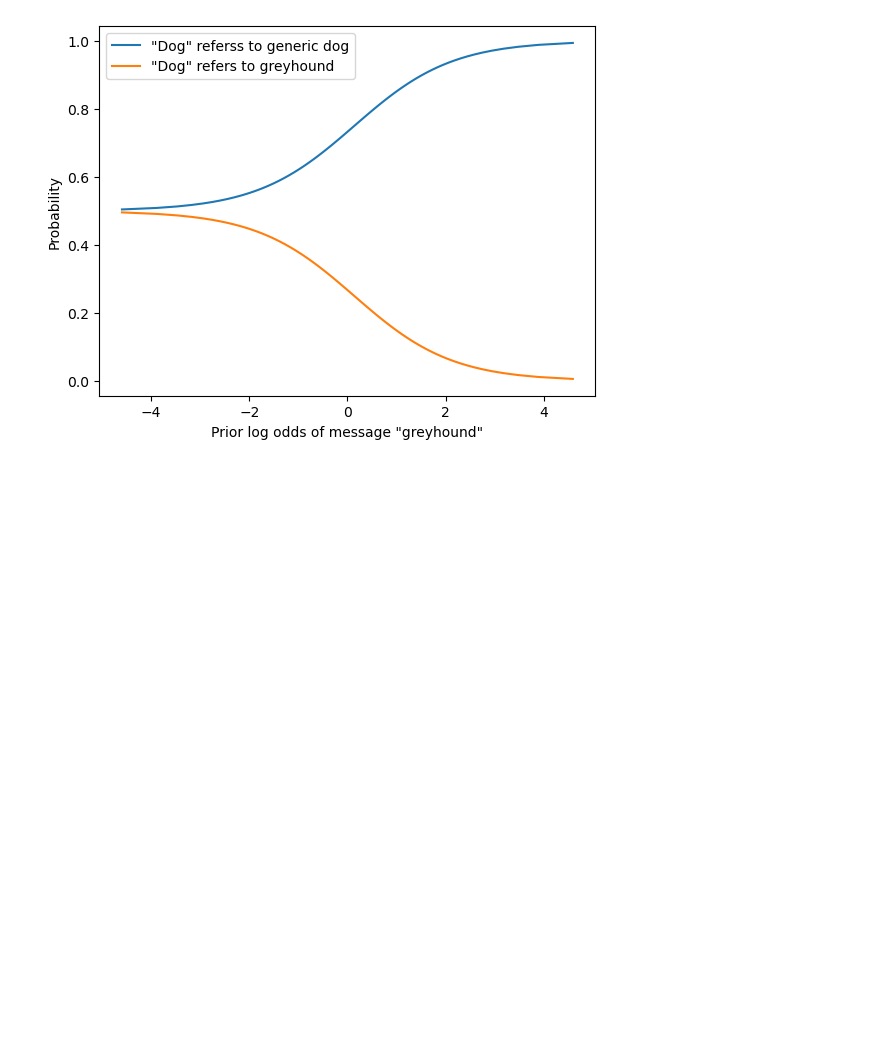
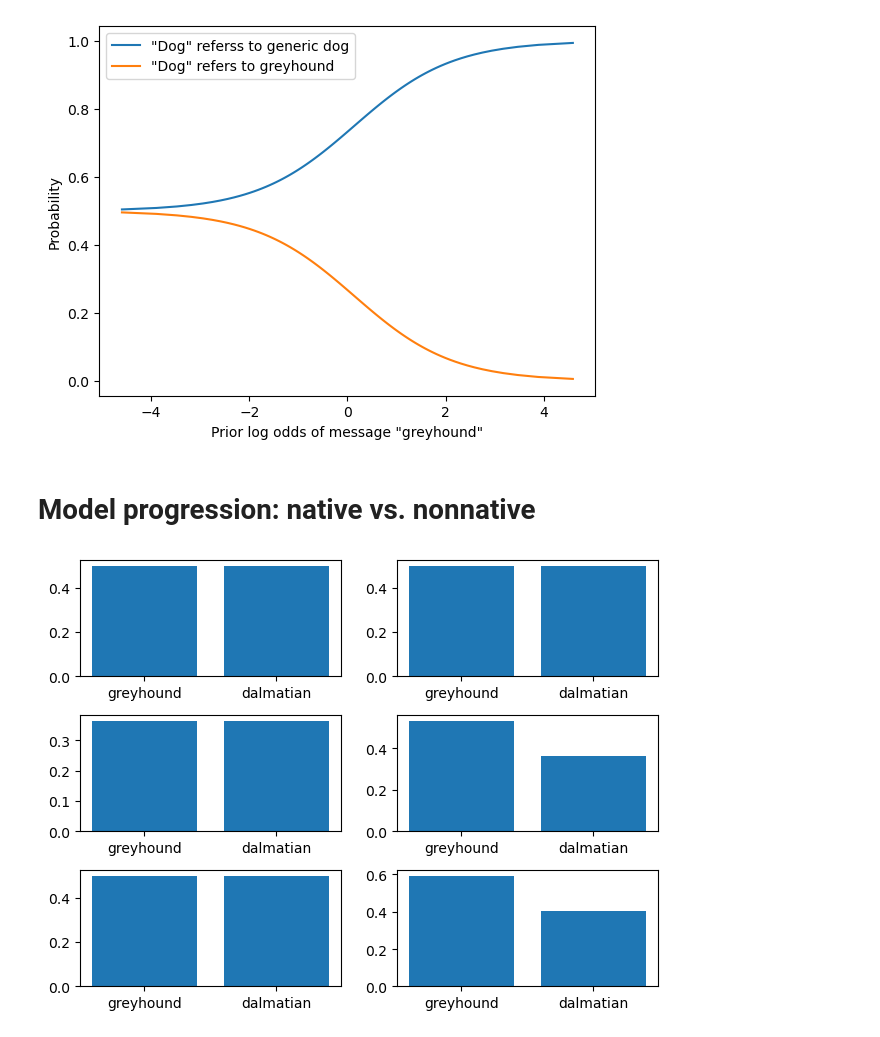
Before and after one commit to tyle00001/RSA-for-nonnative-speakers, a Jupyter notebook: RSA_Nonnative_Model.ipynb, the cells around one changed output. Saved outputs shown, nothing was run; the diff lists cells and outputs as text; code cells hidden in the pictures; blank space fills up the shorter version.

```diff
--- a/RSA_Nonnative_Model.ipynb
+++ b/RSA_Nonnative_Model.ipynb
@@ -255,3 +259,37 @@ ax.legend()
 plt.show()
 # %% [output]
 [figure]
+# %% [markdown]
+# Model progression: native vs. nonnative
+# %%
+m1 = RSAModelWithPriorOverUtterances(objects, messages, truth_table, alpha,
+                                                    prior_o, prior_m_native, cost_function)
+m2 = RSAModelWithPriorOverUtterances(objects, messages, truth_table, alpha,
+                                                    prior_o, prior_m_nonnative, cost_function)
+
+# m1 results
+m1_l0 = m1.L0()
+m1_s1 = m1.S1()
+m1_l1 = m1.L1()
+
+# m2 results
+m2_l0 = m2.L0()
+m2_s1 = m2.S1()
+m2_l1 = m2.L1()
+# %%
+fig, ax = plt.subplots(3,2)
+
+# m1 plots
+ax[0][0].bar(objects,m1_l0[0,:])
+ax[1][0].bar(objects,m1_s1[:,0])
+ax[2][0].bar(objects,m1_l1[0,:])
+
+# m2 plots
+ax[0][1].bar(objects,m2_l0[0,:])
+ax[1][1].bar(objects,m2_s1[:,0])
+ax[2][1].bar(objects,m2_l1[0,:])
+
+plt.tight_layout()
+plt.show()
+# %% [output]
+[figure, added]
```
Also changed, not shown: parts of 1 cell of this notebook.
